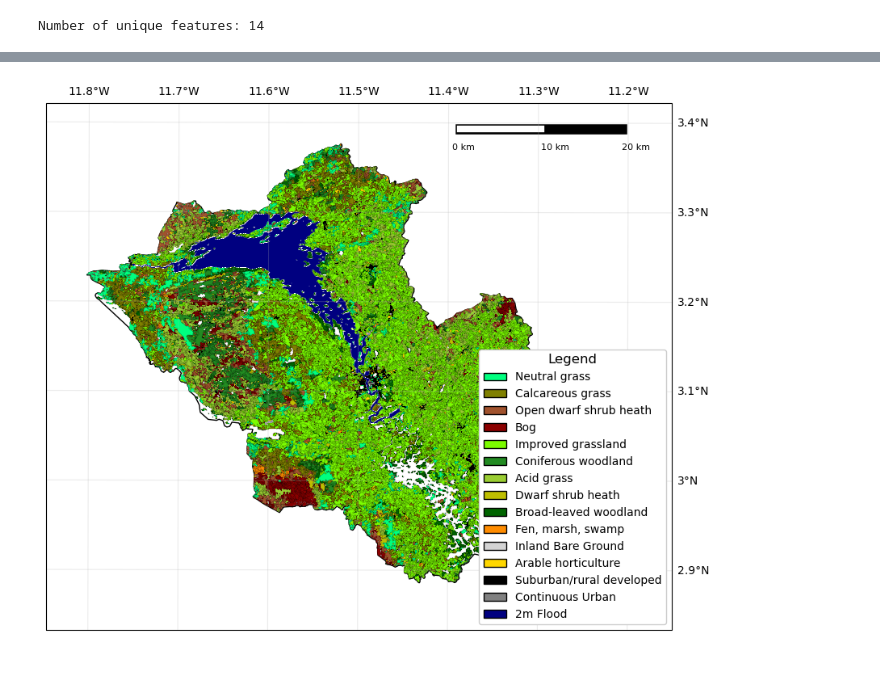
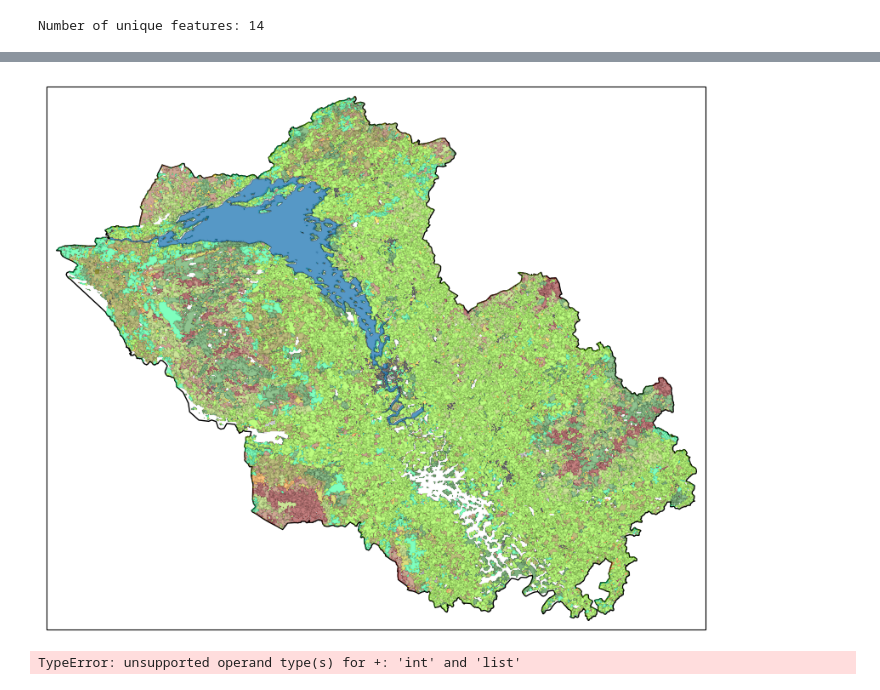
Before and after one commit to fd1807/EGM722_Project, a Jupyter notebook: Project_EGM722.ipynb, the cells around one changed output, grey strips where cells are left out. Cells and saved outputs as stored; diff of their text form; code cells hidden in the pictures.

```diff
--- a/Project_EGM722.ipynb
+++ b/Project_EGM722.ipynb
@@ -126,6 +146,6 @@ myFig
 # get the number of unique municipalities we have in the dataset
 landcover_type = len(land_cover.LAND_COVER.unique())
 print('Number of unique features: {}'.format(landcover_type))
-landcover_type=list(land_cover.LAND_COVER.unique())
+landcover=list(land_cover.LAND_COVER.unique())
 # %% [output]
 Number of unique features: 14
@@ -132,12 +173,12 @@ Number of unique features: 14
 # %%
 landcover_colors = ['springgreen','olive', 'sienna','darkred', 'lawngreen', 'forestgreen','yellowgreen', 'y','darkgreen','darkorange','lightgrey','gold','black','grey']
-for ii, name in enumerate(landcover_type):
+for ii, name in enumerate(landcover):
     feat = ShapelyFeature(land_cover.loc[land_cover['LAND_COVER'] == name, 'geometry'], # first argument is the geometry
                           myCRS, # second argument is the CRS
                           edgecolor='k', # outline the feature in black
                           facecolor=landcover_colors[ii],
                         linewidth=0.1,
-                         alpha=0.25) # set the face color to the corresponding color from the list
+                         alpha=0.5) # set the face color to the corresponding color from the list
                            # set the outline width to be 1 pt
                            # set the alpha (transparency) to be 0.25 (out of 1)
     ax.add_feature(feat)
@@ -153,18 +185,6 @@ flood_handles = generate_handles(['Flood'], ['navy'])
-# %%
-# ax.legend() takes a list of handles and a list of labels corresponding to the objects
-# you want to add to the legend
-handles = landcover_handles + flood_handles # use '+' to concatenate (combine) lists
-labels = landcover_type + ['2m Flood']
-
-leg = ax.legend(handles, labels, title='Legend', title_fontsize=12,
-                 fontsize=10, loc='lower right', frameon=True, framealpha=1)
-
-gridlines = ax.gridlines(draw_labels=True, alpha= 0.25) # draw  labels for the grid lines
-
-gridlines.left_labels = False # turn off the left-side labels
-gridlines.bottom_labels = False
-
-scale_bar(ax)
-myFig # to show the updated figure
-# %% [output]
-[figure, removed]
+# %%
+flood_feature = ShapelyFeature(flood['geometry'], myCRS, edgecolor='k', alpha=0.5, linewidth=0.5)
+ax.add_feature(flood_feature)
+myFig
+# %% [output]
+[figure, added]
@@ -171,3 +194,21 @@ myFig # to show the updated figure
+# %%
+# ax.legend() takes a list of handles and a list of labels corresponding to the objects
+# you want to add to the legend
+handles = landcover_handles + flood_handles # use '+' to concatenate (combine) lists
+labels = landcover_type + ['2m Flood']
+
+leg = ax.legend(handles, labels, title='Legend', title_fontsize=12,
+                 fontsize=10, loc='lower right', frameon=True, framealpha=1)
+
+gridlines = ax.gridlines(draw_labels=True, alpha= 0.25) # draw  labels for the grid lines
+
+gridlines.left_labels = False # turn off the left-side labels
+gridlines.bottom_labels = False
+
+scale_bar(ax)
+myFig # to show the updated figure
+# %% [output]
+TypeError: unsupported operand type(s) for +: 'int' and 'list'
 # %%
 #create % column for elderly and child ?
 # %%
```
Also changed, not shown: parts of 14 cells of this notebook.
